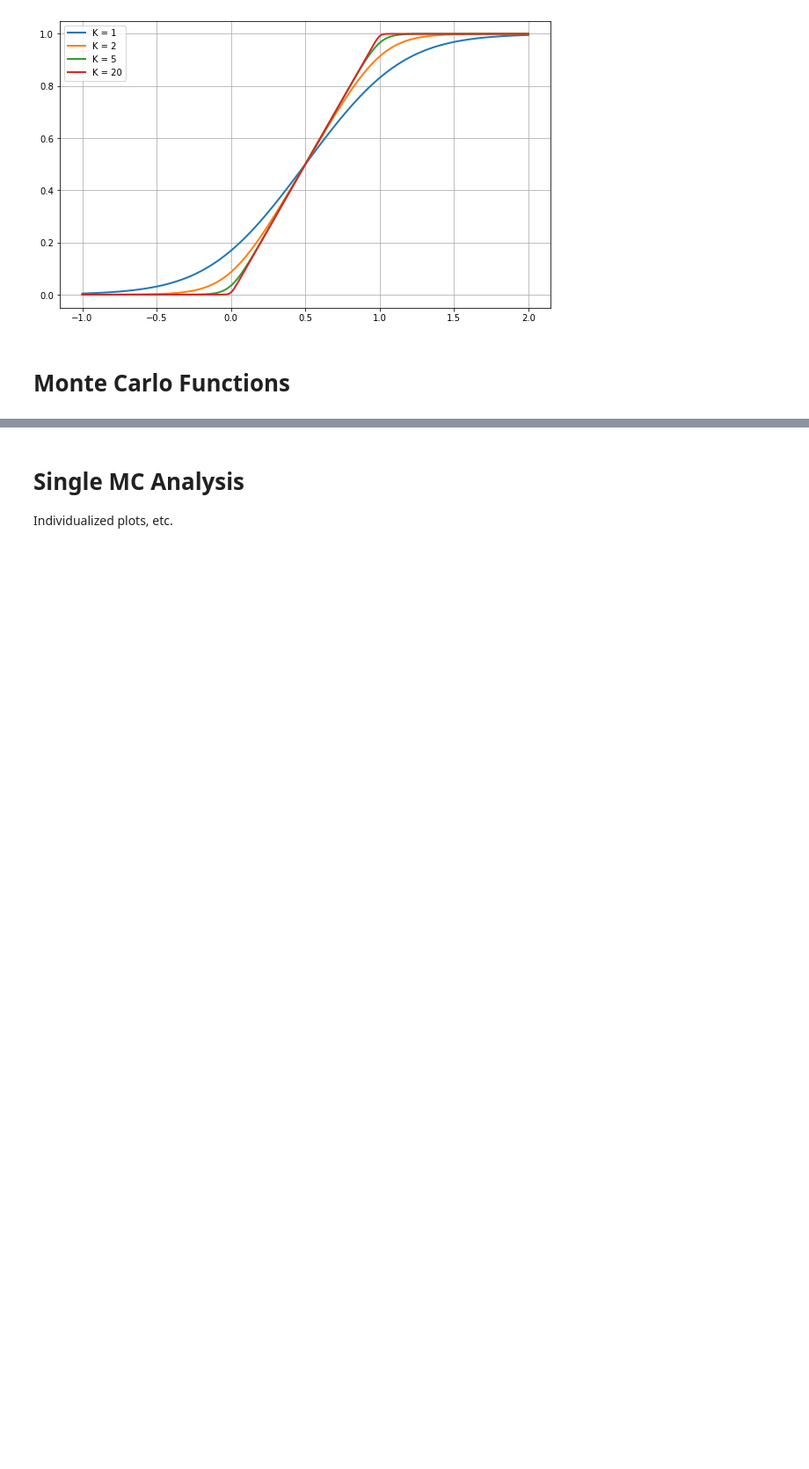
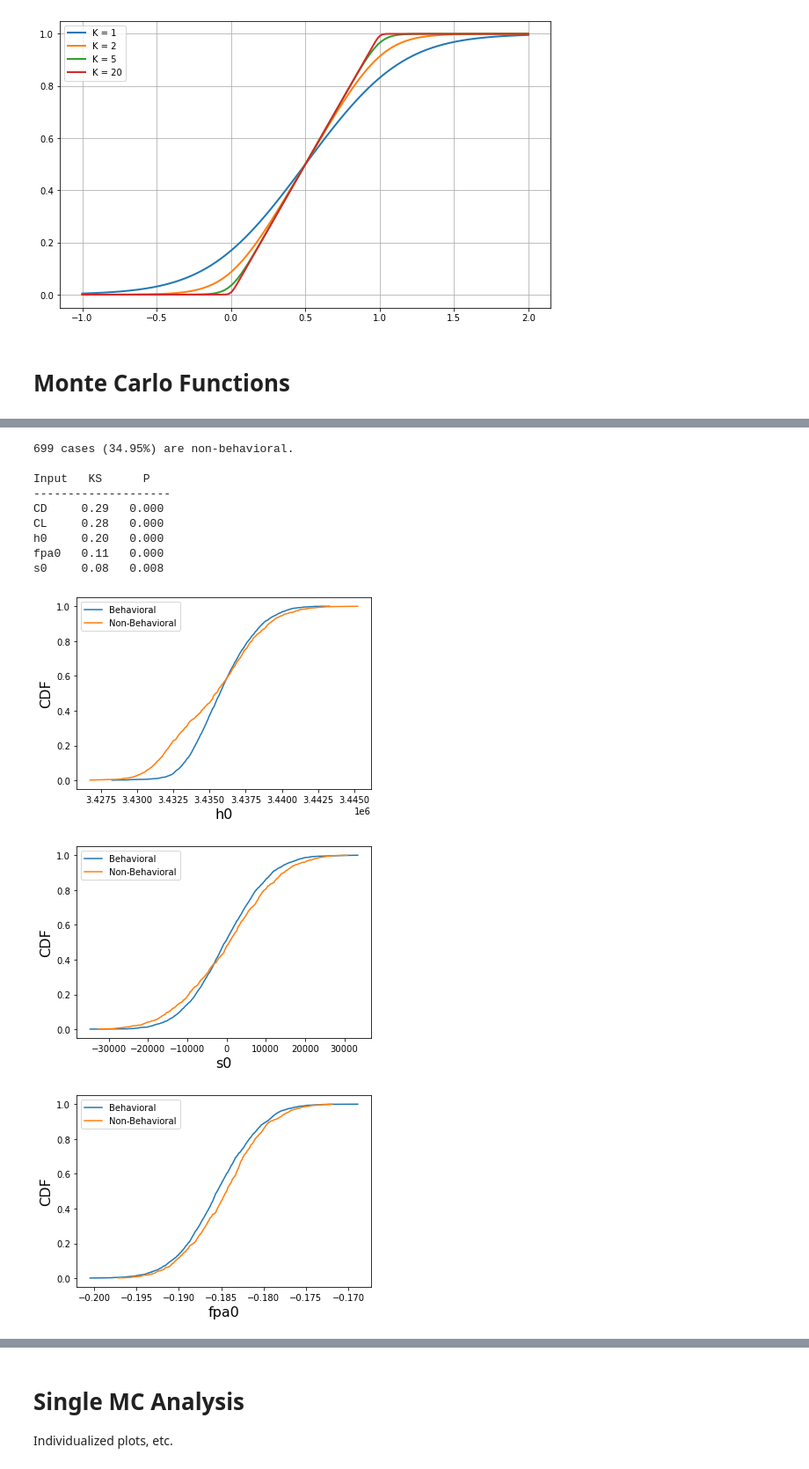
Before and after one commit to CDNoyes/EDL-Py, a Jupyter notebook: DDPMonteCarlo.ipynb, the cells around one changed output, grey strips where cells are left out. Shown at 88% size. Saved outputs shown, nothing was run; the diff lists cells and outputs as text; code cells hidden in the pictures; blank space fills up the shorter version.

```diff
--- a/DDPMonteCarlo.ipynb
+++ b/DDPMonteCarlo.ipynb
@@ -382,4 +403,4 @@ S range: 5.757788213114743-20.22909579094564
 # %%
-pydata = build_dict(data['sols'][0])
+pydata = build_dict(data['sols'][-1])
 # %%
-sol = MonteCarlo(pydata, 300, debug=False, parametric=True)
+sol = MonteCarlo(pydata, 2000, debug=False, parametric=True)
@@ -385,0 +424,21 @@ sol = MonteCarlo(pydata, 300, debug=False, parametric=True)
+# %%
+mc = sol['mc']
+x0 = mc.mc_full['state'][0][:-1]
+p0 = mc.samples
+# print(x0.shape, p0.shape)
+X0 = np.vstack([x0,p0])
+# print(X0.shape)
+MCAnalyze(X0[:-1], mc.xf)
+# %% [output]
+699 cases (34.95%) are non-behavioral.
+
+Input   KS      P
+--------------------
+CD     0.29   0.000
+CL     0.28   0.000
+h0     0.20   0.000
+fpa0   0.11   0.000
+s0     0.08   0.008
+[figure, added]
+[figure, added]
+[figure, added]
```
Also changed, not shown: parts of 12 cells of this notebook, 6 other files.
